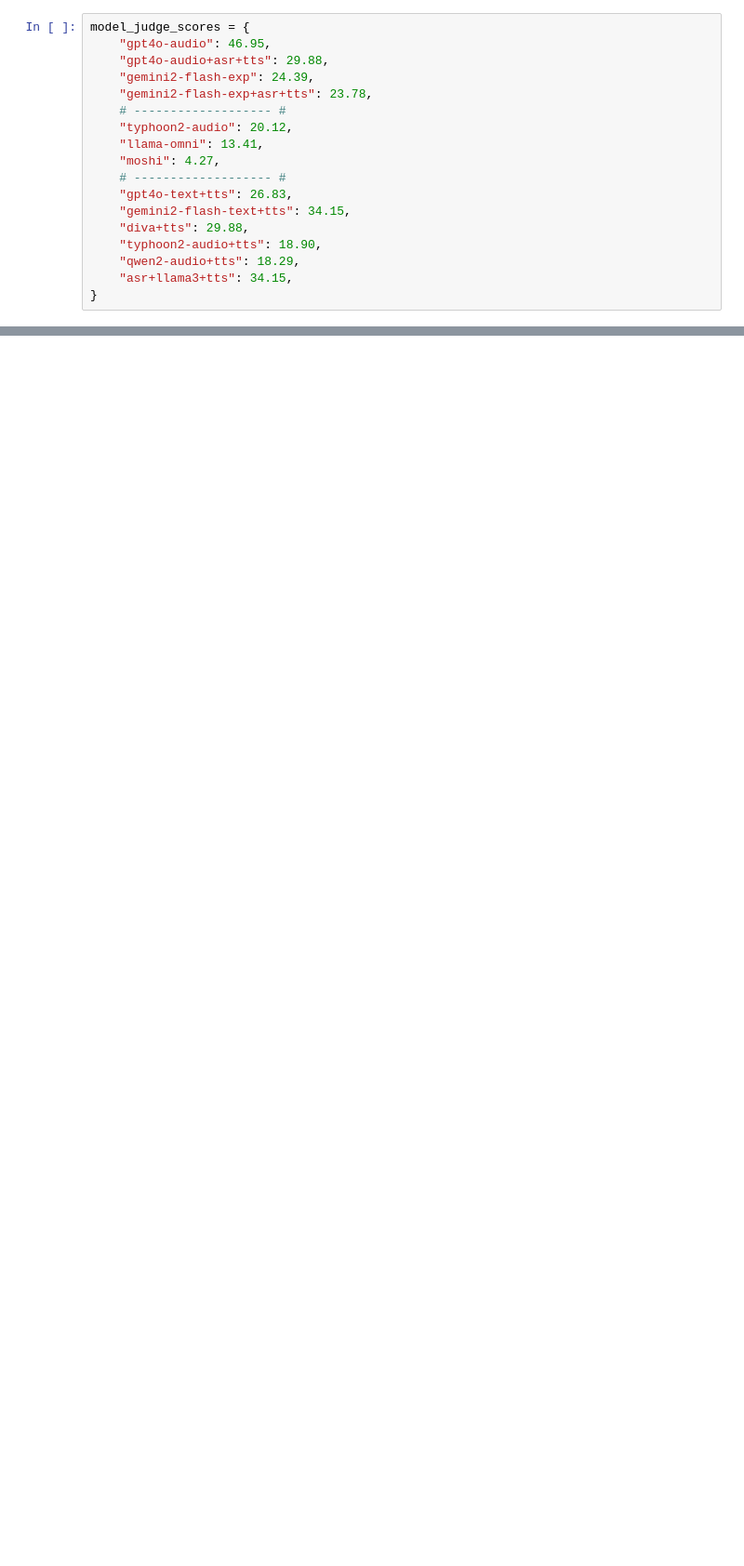
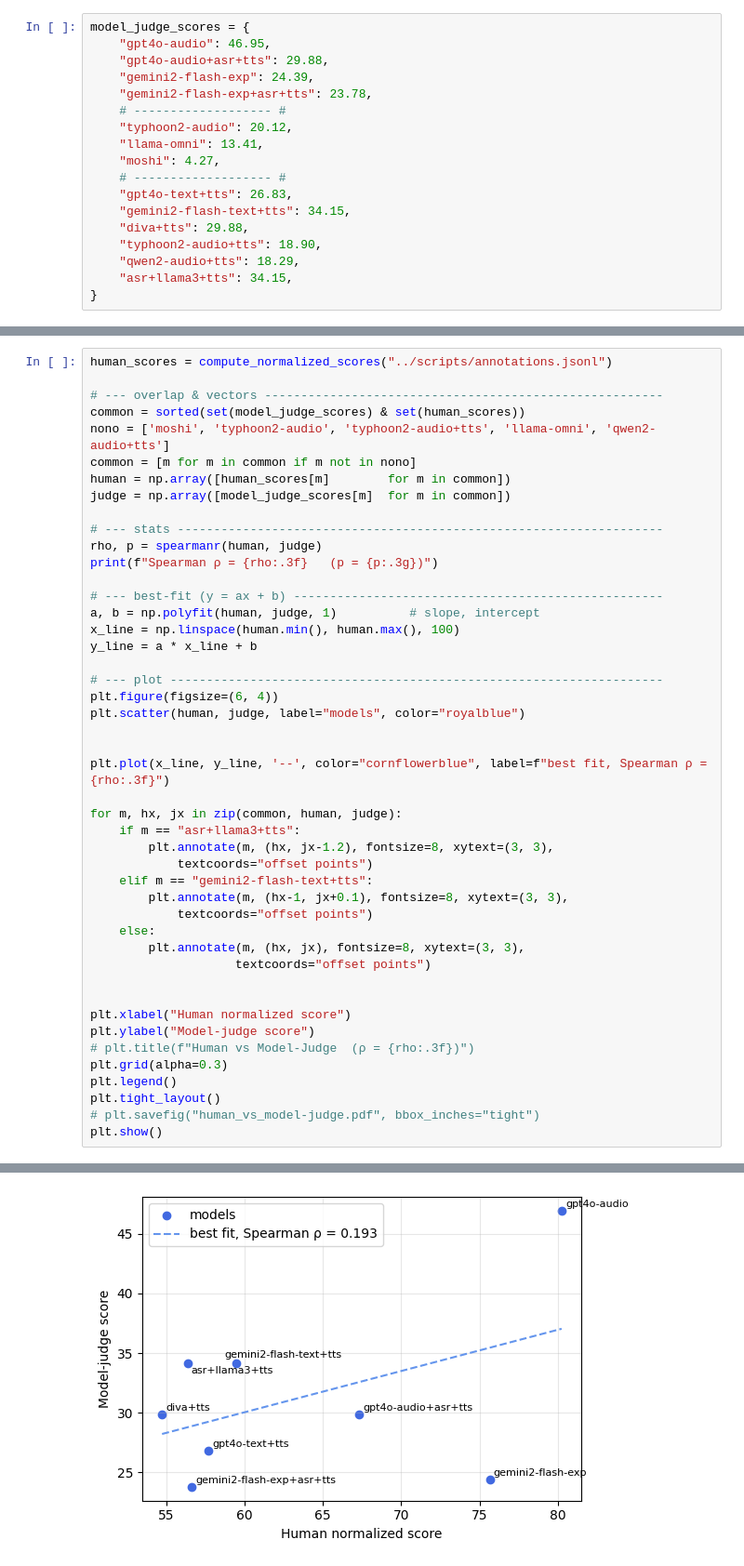
Before and after one commit to potsawee/audioLM-as-judge, a Jupyter notebook: eval-speakbench-v1/notebooks/human_eval_correlation.ipynb, the cells around one changed output, grey strips where cells are left out. Shown at 93% size. Cells and saved outputs as stored; diff of their text form; blank space fills up the shorter version.

Commit message:
update correlation notebooj and add annotation data

```diff
--- a/eval-speakbench-v1/notebooks/human_eval_correlation.ipynb
+++ b/eval-speakbench-v1/notebooks/human_eval_correlation.ipynb
@@ -131,0 +133,47 @@ Spearman ρ = 0.766   (p = 0.00227)
+# %%
+human_scores = compute_normalized_scores("../scripts/annotations.jsonl")
+
+# --- overlap & vectors -------------------------------------------------------
+common = sorted(set(model_judge_scores) & set(human_scores))
+nono = ['moshi', 'typhoon2-audio', 'typhoon2-audio+tts', 'llama-omni', 'qwen2-audio+tts']
+common = [m for m in common if m not in nono]
+human = np.array([human_scores[m]        for m in common])
+judge = np.array([model_judge_scores[m]  for m in common])
+
+# --- stats -------------------------------------------------------------------
+rho, p = spearmanr(human, judge)
+print(f"Spearman ρ = {rho:.3f}   (p = {p:.3g})")
+
+# --- best-fit (y = ax + b) ---------------------------------------------------
+a, b = np.polyfit(human, judge, 1)          # slope, intercept
+x_line = np.linspace(human.min(), human.max(), 100)
+y_line = a * x_line + b
+
+# --- plot --------------------------------------------------------------------
+plt.figure(figsize=(6, 4))
+plt.scatter(human, judge, label="models", color="royalblue")
+
+
+plt.plot(x_line, y_line, '--', color="cornflowerblue", label=f"best fit, Spearman ρ = {rho:.3f}")
+
+for m, hx, jx in zip(common, human, judge):
+    if m == "asr+llama3+tts":
+        plt.annotate(m, (hx, jx-1.2), fontsize=8, xytext=(3, 3),
+            textcoords="offset points")
+    elif m == "gemini2-flash-text+tts":
+        plt.annotate(m, (hx-1, jx+0.1), fontsize=8, xytext=(3, 3),
+            textcoords="offset points")
+    else:
+        plt.annotate(m, (hx, jx), fontsize=8, xytext=(3, 3),
+                    textcoords="offset points")
+
+
+plt.xlabel("Human normalized score")
+plt.ylabel("Model-judge score")
+# plt.title(f"Human vs Model-Judge  (ρ = {rho:.3f})")
+plt.grid(alpha=0.3)
+plt.legend()
+plt.tight_layout()
+# plt.savefig("human_vs_model-judge.pdf", bbox_inches="tight")
+plt.show()
+# %% [output]
@@ -131,0 +182 @@ Spearman ρ = 0.766   (p = 0.00227)
+[figure, added]
```
Also changed, not shown: parts of 2 cells of this notebook, 1 other file.
